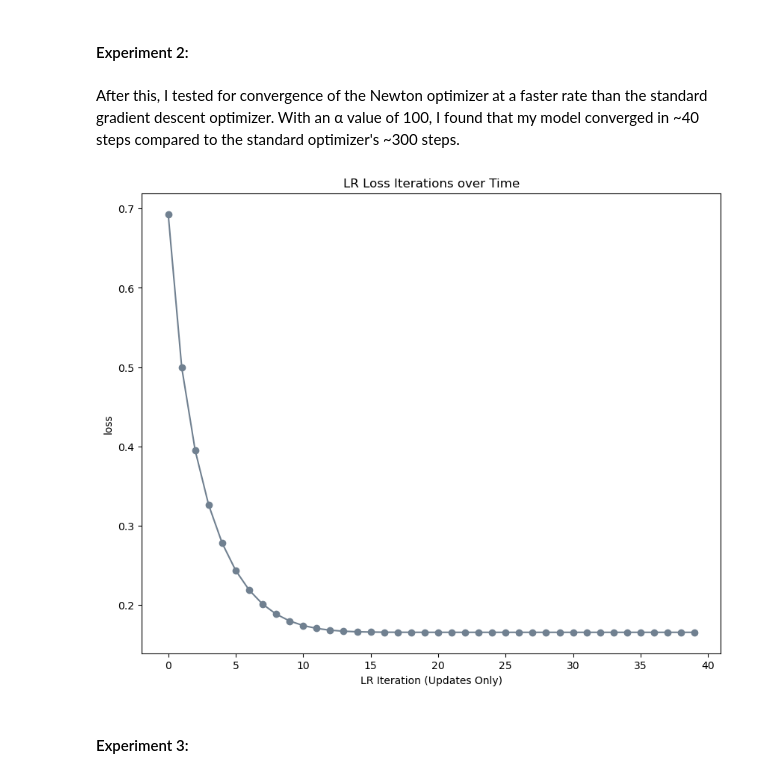
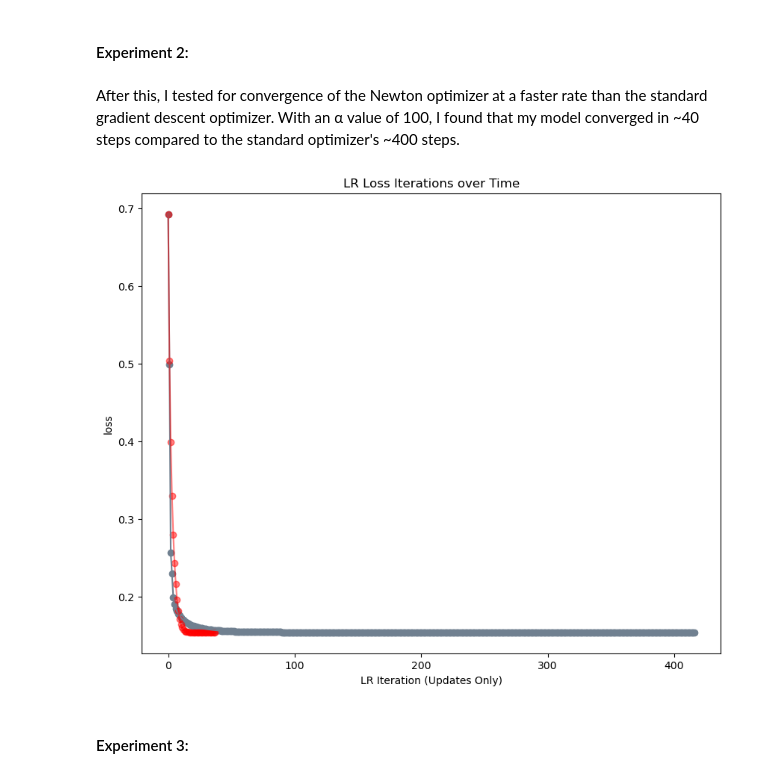
Before and after one commit to jblake05/ml-0451, a Jupyter notebook: posts/newton-optimizer/index.ipynb, the cells around one changed output. Saved outputs shown, nothing was run; the diff lists cells and outputs as text; code cells hidden in the pictures.

```diff
--- a/posts/newton-optimizer/index.ipynb
+++ b/posts/newton-optimizer/index.ipynb
@@ -95,9 +95,9 @@ def plot_decisions(X, y, weight_vec, loss_vec):
 # %% [markdown]
 Finally, I implemented a plot_loss function to plot the loss vector changes over time.
 # %%
-def plot_loss(loss_vec):
-    plt.plot(loss_vec, color = "slategrey")
-    plt.scatter(torch.arange(len(loss_vec)), loss_vec, color = "slategrey")
+def plot_loss(loss_vec, color="slategrey", alpha=1):
+    plt.plot(loss_vec, color = color, alpha=alpha)
+    plt.scatter(torch.arange(len(loss_vec)), loss_vec, color = color, alpha=alpha)
     labs = plt.gca().set(xlabel = "LR Iteration (Updates Only)", ylabel = "loss")
     plt.title("LR Loss Iterations over Time")
 # %% [markdown]
@@ -176,12 +174,15 @@ plot_decisions(X, y, weight_vec, loss_vec)
 # %% [markdown]
 #### Experiment 2:
 # %% [markdown]
-After this, I tested for convergence of the Newton optimizer at a faster rate than the standard gradient descent optimizer. With an α value of 100, I found that my model converged in ~40 steps compared to the standard optimizer's ~300 steps.
+After this, I tested for convergence of the Newton optimizer at a faster rate than the standard gradient descent optimizer. With an α value of 100, I found that my model converged in ~40 steps compared to the standard optimizer's ~400 steps.
 # %%
+LR_grad, (loss_vec_grad, weight_vec_grad) = train_LR_Grad(X, y, 10, 0, 1000)
+plot_loss(loss_vec_grad)
+
 LR, (loss_vec, weight_vec) = train_LR_Newton(X, y, 100, 1000)
-plot_loss(loss_vec)
+plot_loss(loss_vec, color="red", alpha=0.5)
 # %% [output]
-[figure, old version]
+[figure, new version]
 # %% [markdown]
 #### Experiment 3:
 # %% [markdown]
```
Also changed, not shown: parts of 6 cells of this notebook, 18 other files.
